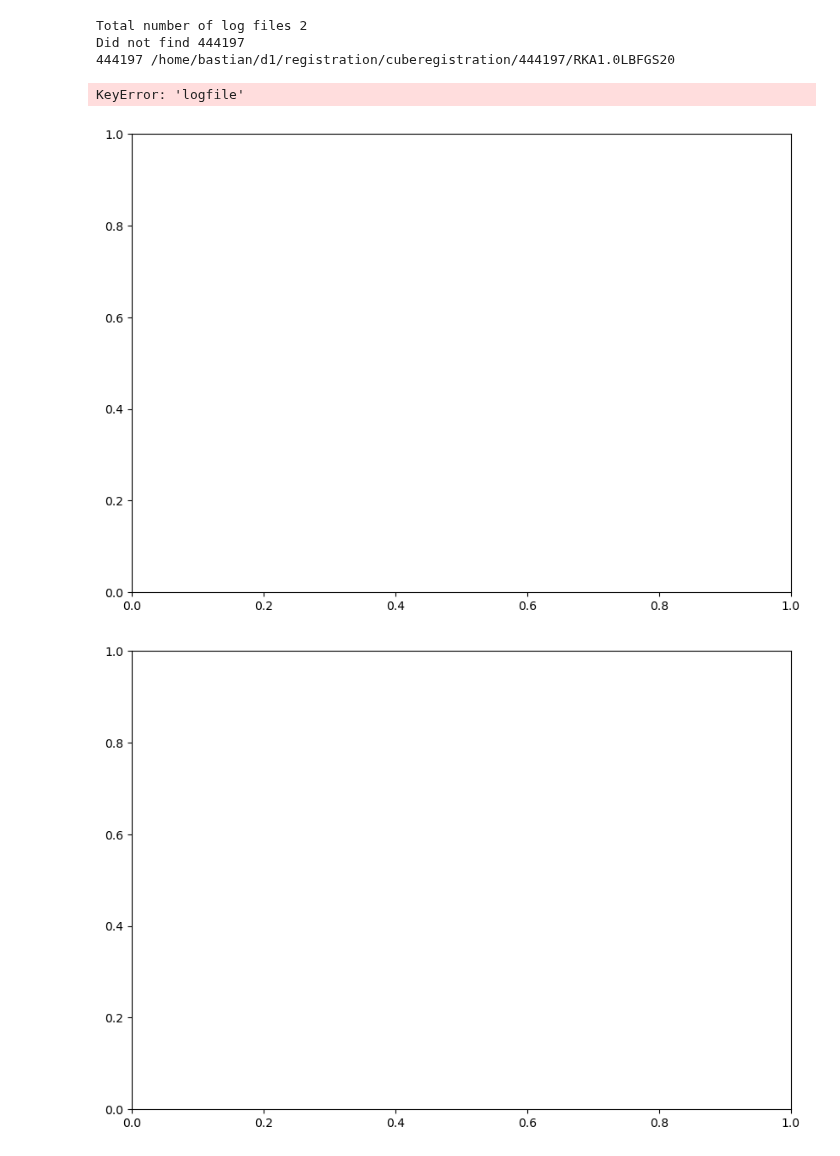
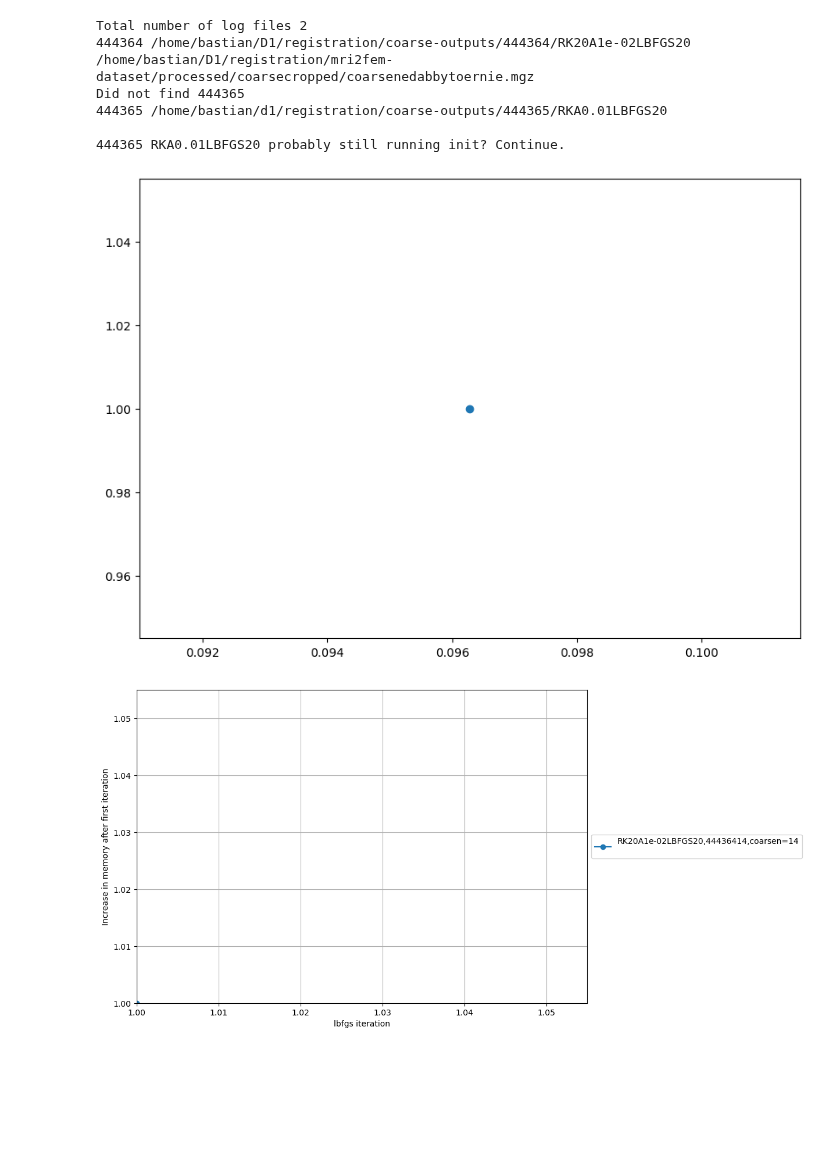
Before and after one commit to JohannesHaubner/mapMRI, a Jupyter notebook: examples/debugging/mem.ipynb, the cells around one changed output. Cells and saved outputs as stored; diff of their text form; code cells hidden in the pictures; blank space fills up the shorter version.

```diff
--- a/examples/debugging/mem.ipynb
+++ b/examples/debugging/mem.ipynb
@@ -32,10 +32,12 @@ slurmids = [
     443939, 443940
 ]
 
-path = pathlib.Path("/home/bastian/D1/registration/cubeslurm/")
-slurmids = [
-    444197, 444198
-]
+slurmids = [444364, 444366]
+
+# path = pathlib.Path("/home/bastian/D1/registration/cubeslurm/")
+# slurmids = [
+#     444197, 444198
+# ]
 
 print("Total number of log files", len(slurmids))
 
@@ -153,35 +155,38 @@ for slurmid in sorted(slurmids):
     color = line[-1].get_color()
     # ax2.plot(mema[:-1,0], mema[1:,1] - mema[:-1,1], marker=marker, linestyle=linestyle, color=color, label=label,)
     ax2.plot(mema[:,0], mema[:,1] / fac2, marker=marker, linestyle=linestyle, color=color, label=label,)
 
 
 
     # for key, item in line_searches.items():
     #     if item > 0:
     #         ax2.axvline(key, marker=marker, linestyle=linestyle, color=color, markevery=0.1, label="linesearch")
 
     ax3.plot(mema[0, 1], mema[-1, 1] / mema[0, 1], marker=marker, color=color)
     # ax3.plot(np.linspace(0, 1.2, 100), 1+ np.linspace(0, 1.2, 100))
 
 
 plt.xlabel("lbfgs iteration")
 ax2.set_xlabel("lbfgs iteration")
 ax.set_ylabel("memory (TB)")
 ax2.set_xlim(1, None)
 ax2.set_ylim(1, None)
 ax2.set_ylabel("Increase in memory after first iteration")
 # ax2.set_xlim(1, None)
 # plt.xlim(1, None)
 # plt.xticks(list(range(1, int(plt.gca().get_xlim()[1]))))
 ax.grid()
 ax2.grid()
 ax.legend(loc='center left', bbox_to_anchor=(1, 0.5))
 ax2.legend(loc='center left', bbox_to_anchor=(1, 0.5))
 plt.show()
 # %% [output]
 Total number of log files 2
-Did not find 444197
-444197 /home/bastian/d1/registration/cuberegistration/444197/RKA1.0LBFGS20
+444364 /home/bastian/D1/registration/coarse-outputs/444364/RK20A1e-02LBFGS20
+/home/bastian/D1/registration/mri2fem-dataset/processed/coarsecropped/coarsenedabbytoernie.mgz
+Did not find 444365
+444365 /home/bastian/d1/registration/coarse-outputs/444365/RKA0.01LBFGS20
+
+444365 RKA0.01LBFGS20 probably still running init? Continue.
-KeyError: 'logfile'
-[figure, old version]
+[figure, new version]
-[figure, old version]
+[figure, new version]
```
Also changed, not shown: parts of 1 cell of this notebook, 3 other files.
